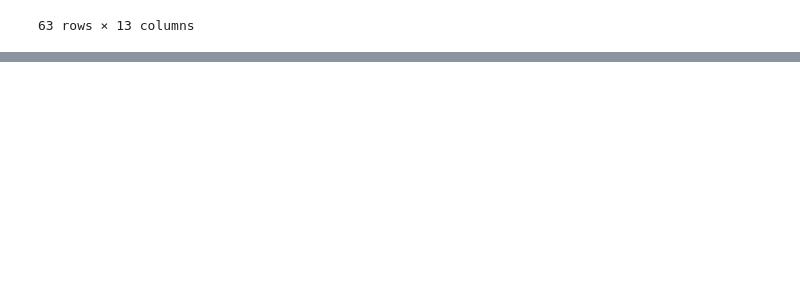
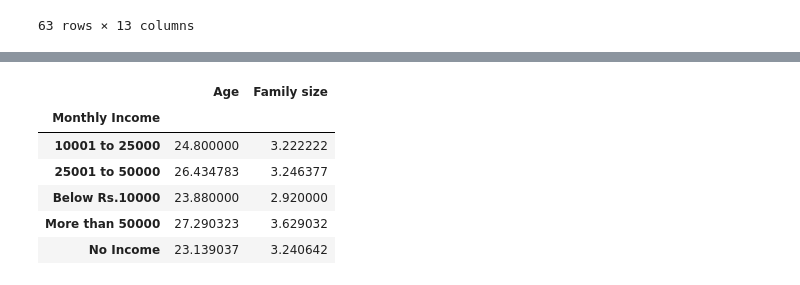
Before and after one commit to FelipeOrlandoLanzara/Data-Science, a Jupyter notebook: 2. Análise de Dados/2.2. Pandas/pandas.ipynb, the cells around one changed output, grey strips where cells are left out. Cells and saved outputs as stored; diff of their text form; code cells hidden in the pictures; blank space fills up the shorter version.

```diff
--- a/2. Análise de Dados/2.2. Pandas/pandas.ipynb
+++ b/2. Análise de Dados/2.2. Pandas/pandas.ipynb
@@ -669,0 +678,12 @@ df.query("Occupation in ['Self Employeed', 'House wife']")
+# %%
+# Primeiro Exemplo:
+
+df.groupby("Monthly Income")[["Age", "Family size"]].mean()
+# %% [output]
+|  | Age | Family size |
+| Monthly Income |  |  |
+| 10001 to 25000 | 24.800000 | 3.222222 |
+| 25001 to 50000 | 26.434783 | 3.246377 |
+| Below Rs.10000 | 23.880000 | 2.920000 |
+| More than 50000 | 27.290323 | 3.629032 |
+| No Income | 23.139037 | 3.240642 |
```
Also changed, not shown: parts of 20 cells of this notebook.
